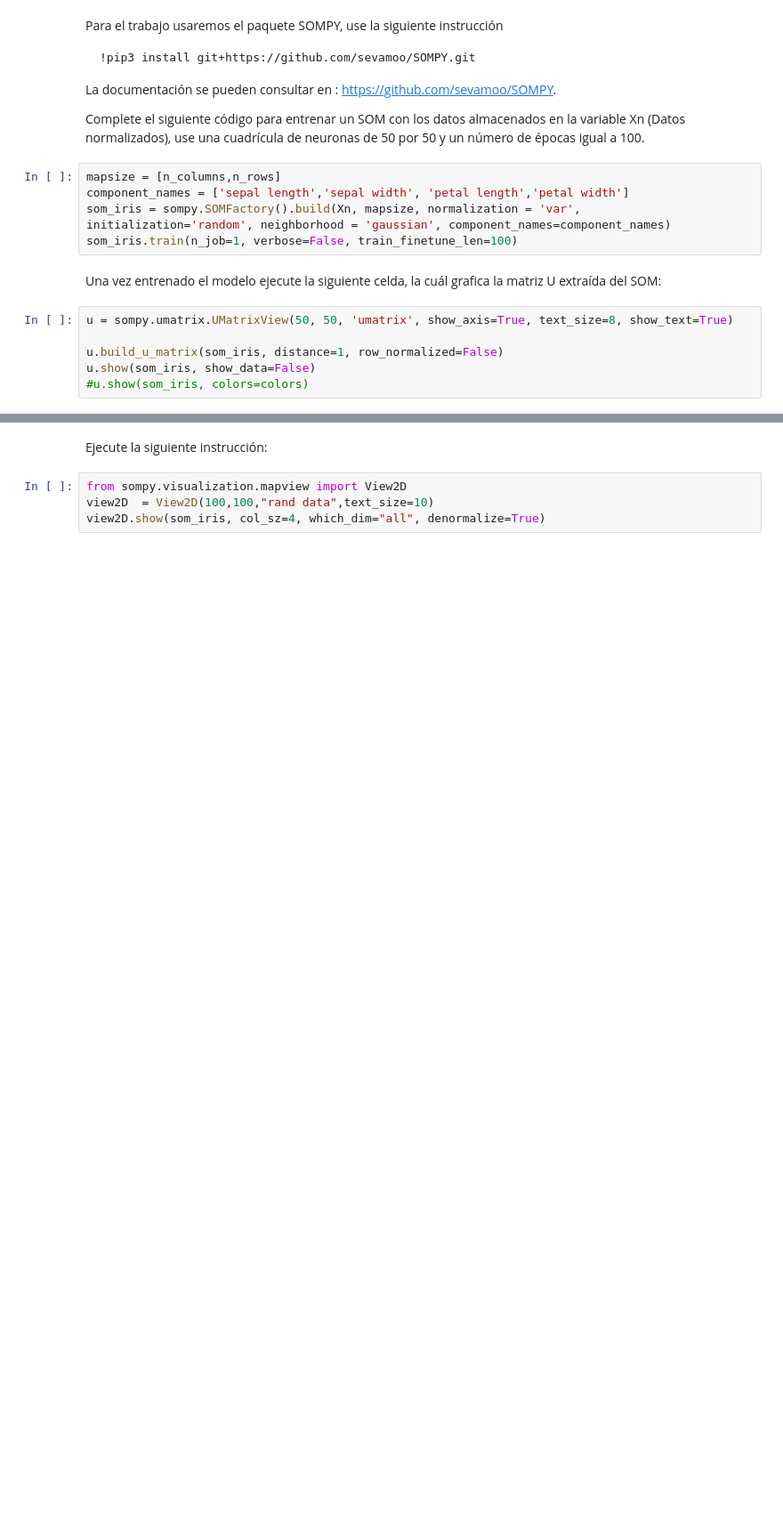
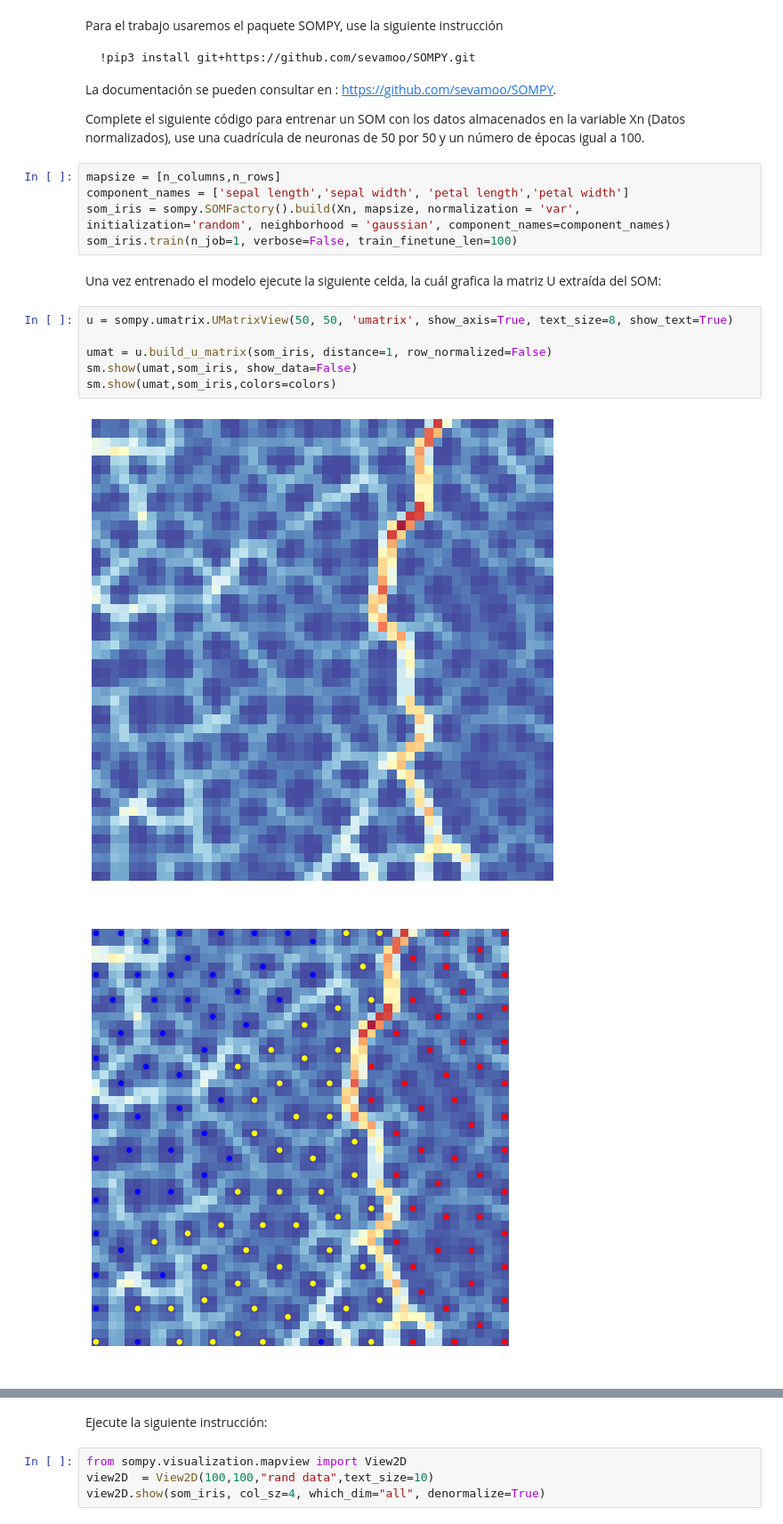
Before and after one commit to kevinmaiden7/ML_IntroductoryCourse, a Jupyter notebook: Labs/Lab_4/Lab_4.2_RNN_SOM.ipynb, the cells around one changed output, grey strips where cells are left out. Shown: that part at 89% size. Saved outputs shown, nothing was run; the diff lists cells and outputs as text; blank space fills up the shorter version.

```diff
--- a/Labs/Lab_4/Lab_4.2_RNN_SOM.ipynb
+++ b/Labs/Lab_4/Lab_4.2_RNN_SOM.ipynb
@@ -79,6 +79,9 @@ Una vez entrenado el modelo ejecute la siguiente celda, la cuál grafica la matr
 # %%
 u = sompy.umatrix.UMatrixView(50, 50, 'umatrix', show_axis=True, text_size=8, show_text=True)
 
-u.build_u_matrix(som_iris, distance=1, row_normalized=False)
-u.show(som_iris, show_data=False)
-#u.show(som_iris, colors=colors)
+umat = u.build_u_matrix(som_iris, distance=1, row_normalized=False)
+sm.show(umat,som_iris, show_data=False)
+sm.show(umat,som_iris,colors=colors)
+# %% [output]
+[figure, added]
+[figure, added]
```
Also changed, not shown: parts of 19 cells of this notebook, 1 other file.
